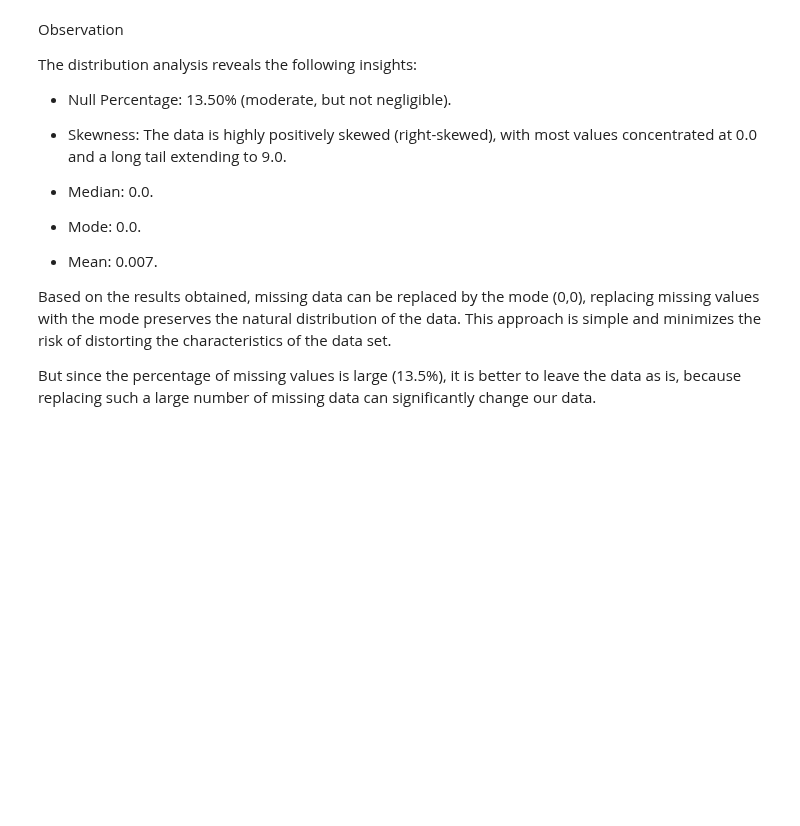
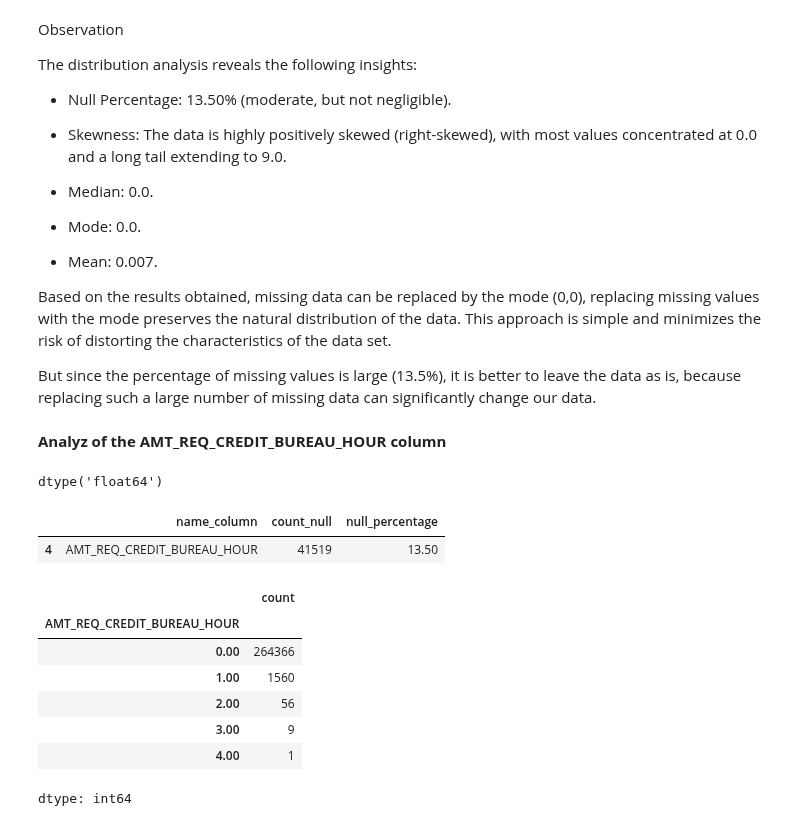
Before and after one commit to KharchenkoAnastasia/credit-default-risk-analysis, a Jupyter notebook: Home_Credit_Default_Risk.ipynb, the cells around one changed output. Drawn from its saved outputs; the diff is of its cells as text; code cells hidden in the pictures; blank space fills up the shorter version.

```diff
--- a/Home_Credit_Default_Risk.ipynb
+++ b/Home_Credit_Default_Risk.ipynb
@@ -930,0 +931,22 @@
+# %% [markdown]
+**Analyz of the AMT_REQ_CREDIT_BUREAU_HOUR column**
+# %%
+df['AMT_REQ_CREDIT_BUREAU_HOUR'].dtype
+# %% [output]
+dtype('float64')
+# %%
+null_df_under40.loc[null_df_under40["name_column"]=='AMT_REQ_CREDIT_BUREAU_HOUR']
+# %% [output]
+|  | name_column | count_null | null_percentage |
+| 4 | AMT_REQ_CREDIT_BUREAU_HOUR | 41519 | 13.50 |
+# %%
+df['AMT_REQ_CREDIT_BUREAU_HOUR'].value_counts()
+# %% [output]
+|  | count |
+| AMT_REQ_CREDIT_BUREAU_HOUR |  |
+| 0.00 | 264366 |
+| 1.00 | 1560 |
+| 2.00 | 56 |
+| 3.00 | 9 |
+| 4.00 | 1 |
+dtype: int64
```
Also changed, not shown: parts of 7 cells of this notebook.
